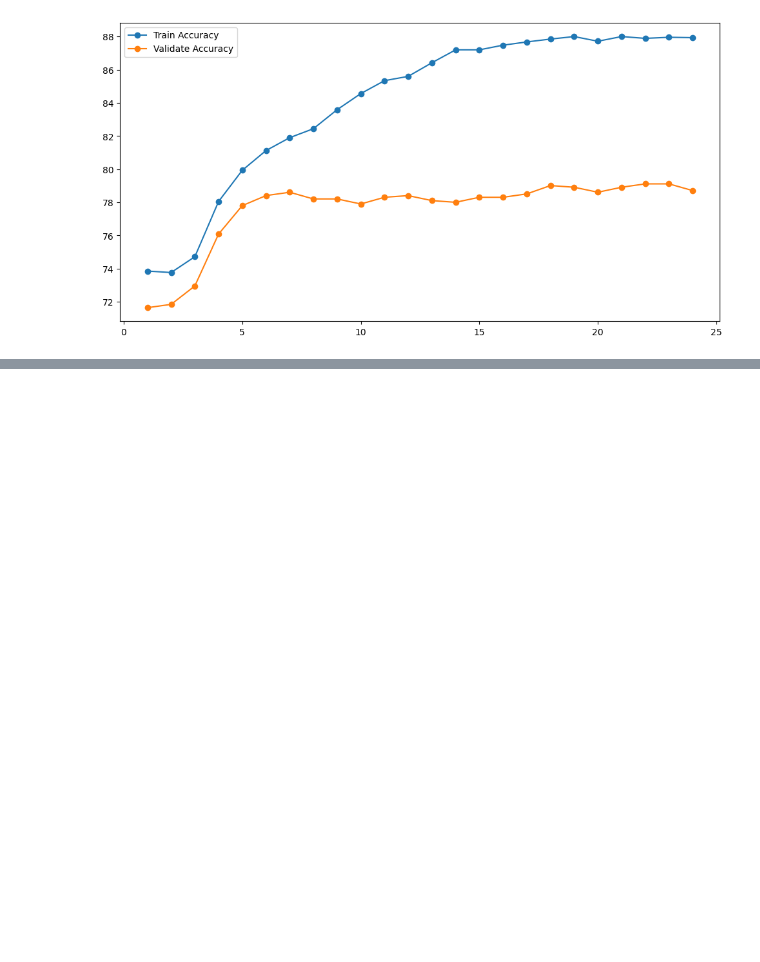
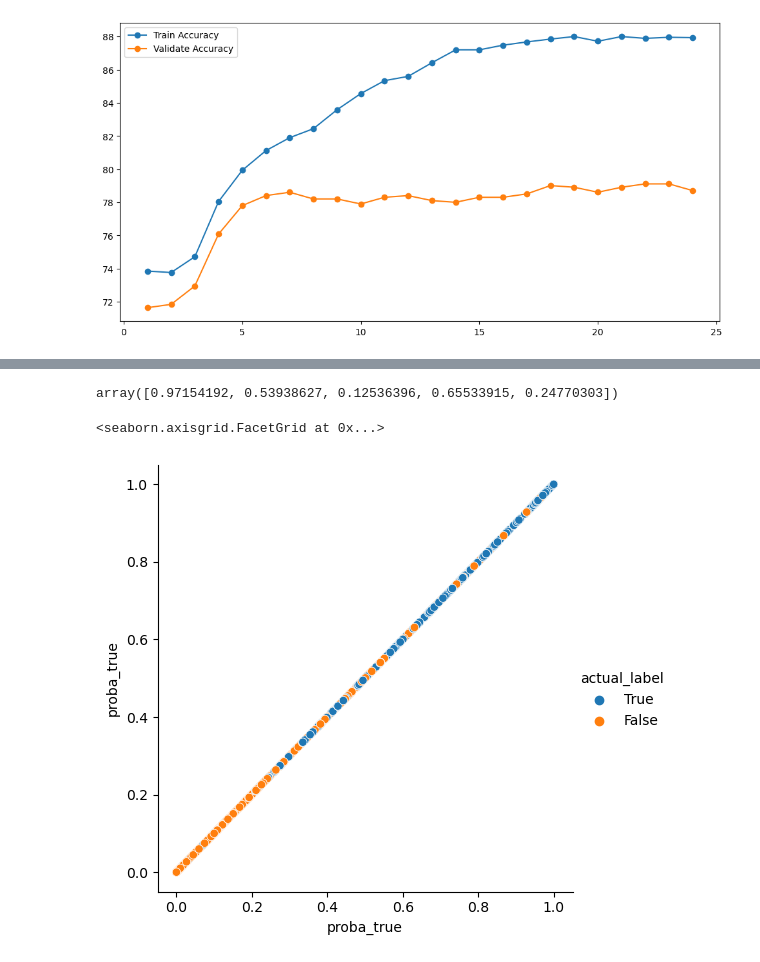
Before and after one commit to ihcrane/classification, a Jupyter notebook: decision-tree-lesson.ipynb, the cells around one changed output, grey strips where cells are left out. Cells and saved outputs as stored; diff of their text form; code cells hidden in the pictures; blank space fills up the shorter version.

```diff
--- a/decision-tree-lesson.ipynb
+++ b/decision-tree-lesson.ipynb
@@ -310,0 +429,2 @@ plt.show()
+# %%
+proba_array = logit2.predict_proba(X_val)
@@ -310,0 +435,3 @@ plt.show()
+# %%
+for row in proba_array:
+    print(row[1])
@@ -310,0 +456,5 @@ plt.show()
+# %%
+proba_true = np.array([row[1] for row in proba_array])
+proba_true[:5]
+# %% [output]
+array([0.97154192, 0.53938627, 0.12536396, 0.65533915, 0.24770303])
@@ -310,0 +463,7 @@ plt.show()
+# %%
+graph_df = pd.DataFrame({'proba_true':proba_true, 'actual_label':y_val})
+# %%
+sns.relplot(data=graph_df, x='proba_true', y='proba_true', hue='actual_label')
+# %% [output]
+<seaborn.axisgrid.FacetGrid at 0x...>
+[figure, added]
```
Also changed, not shown: parts of 25 cells of this notebook, 1 other file.
